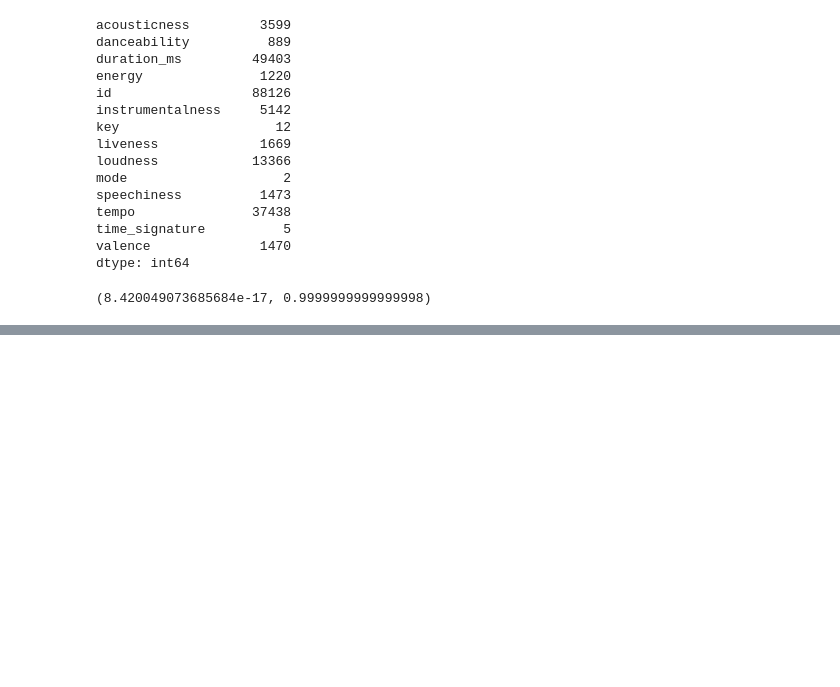
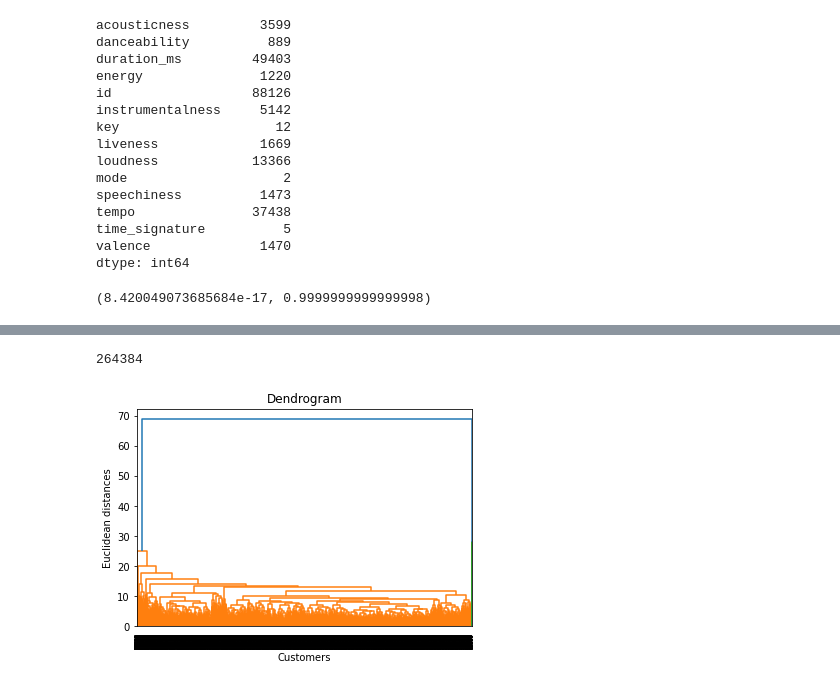
Before and after one commit to joejode/music-market-finder, a Jupyter notebook: PCA and Clustering.ipynb, the cells around one changed output, grey strips where cells are left out. Drawn from its saved outputs; the diff is of its cells as text; code cells hidden in the pictures; blank space fills up the shorter version.

```diff
--- a/PCA and Clustering.ipynb
+++ b/PCA and Clustering.ipynb
@@ -70,9 +76,18 @@ principalDF.head()
 | 2 | -1.080884 | -1.439510 | -0.394431 | 0.030598 | -0.557967 | -0.133521 | -0.497757 | 0.253585 | -1.397900 | 1.455529 |
 | 3 | 0.288048 | -1.355919 | -0.412265 | -0.186526 | -0.410735 | 0.724761 | -0.627038 | 0.277819 | -1.238071 | 1.280738 |
 | 4 | -0.327189 | -0.569155 | -0.424199 | 0.695444 | 0.009849 | 0.219913 | -0.097795 | 1.509594 | 0.569051 | -0.782480 |
+# %%
+#get sample of principal components to run in dendogram
+principalDF_sample = principalDF.sample(frac=0.50, replace = False)
+# %%
+principalDF_sample.size
+# %% [output]
+264384
 # %%
-dendrogram = sch.dendrogram(sch.linkage(principalDF.values, method  = "ward"))
+dendrogram = sch.dendrogram(sch.linkage(principalDF_sample.values, method  = "complete"))
 plt.title('Dendrogram')
 plt.xlabel('Customers')
 plt.ylabel('Euclidean distances')
 plt.show()
+# %% [output]
+[figure, added]
```
Also changed, not shown: parts of 9 cells of this notebook.
